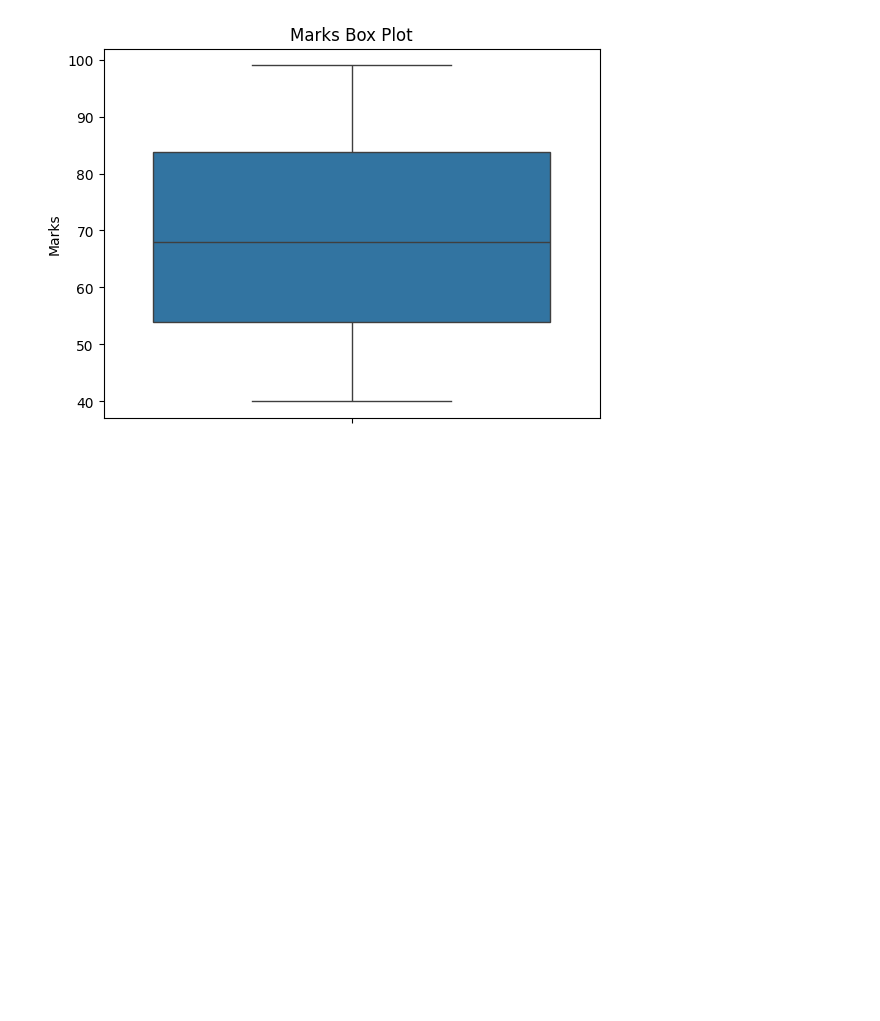
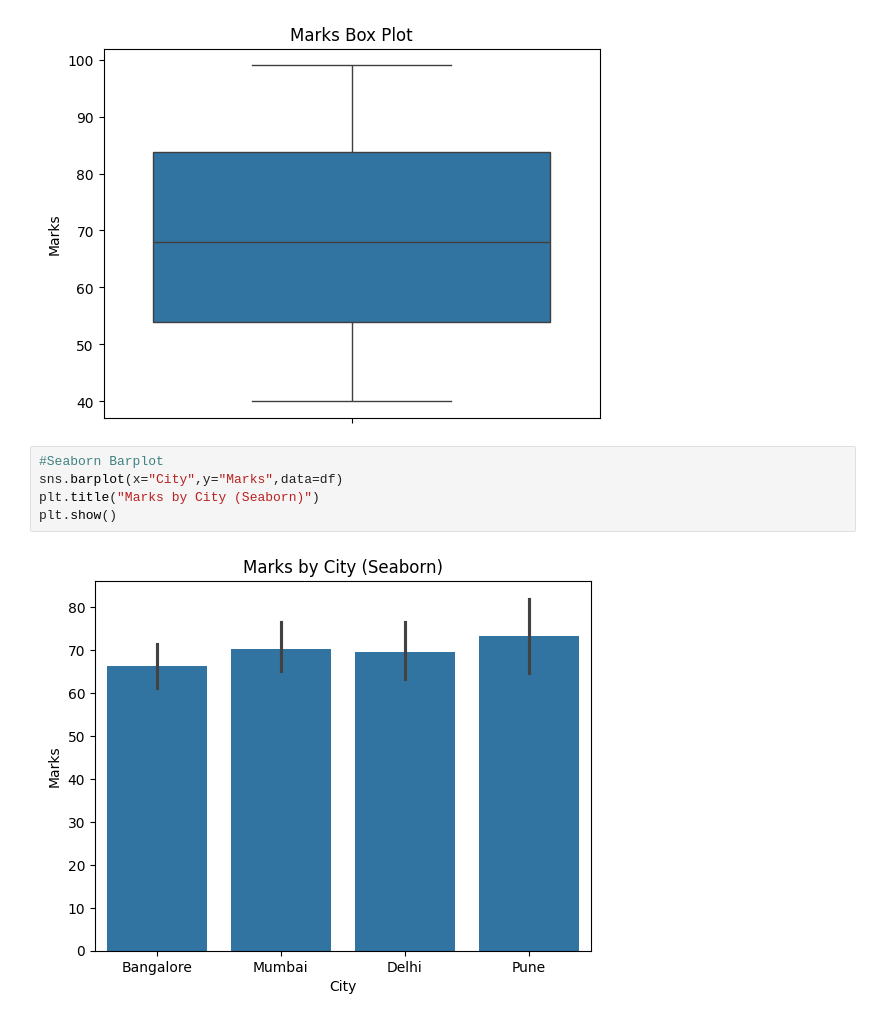
Before and after one commit to sakshi07bhosale/Data-Science, a Jupyter notebook: Exploratory Data Analysis/Day11/practice.ipynb, the cells around one changed output. Drawn from its saved outputs; the diff is of its cells as text; blank space fills up the shorter version.

Commit message:
Seaborn Barplot

```diff
--- a/Exploratory Data Analysis/Day11/practice.ipynb
+++ b/Exploratory Data Analysis/Day11/practice.ipynb
@@ -75,3 +75,10 @@ plt.title("Marks Box Plot")
 plt.show()
 # %% [output]
 [figure]
+# %%
+#Seaborn Barplot
+sns.barplot(x="City",y="Marks",data=df)
+plt.title("Marks by City (Seaborn)")
+plt.show()
+# %% [output]
+[figure, added]
```
